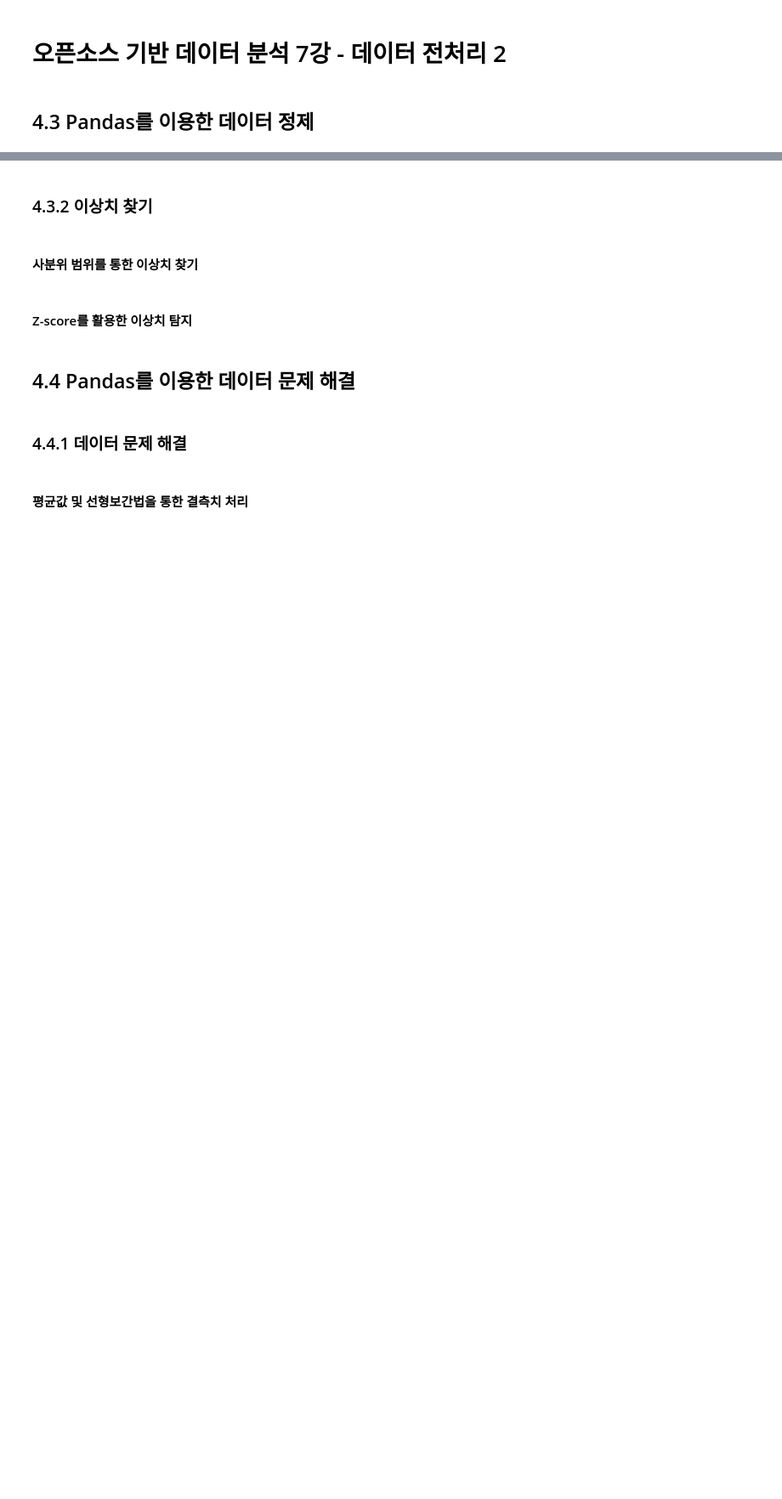
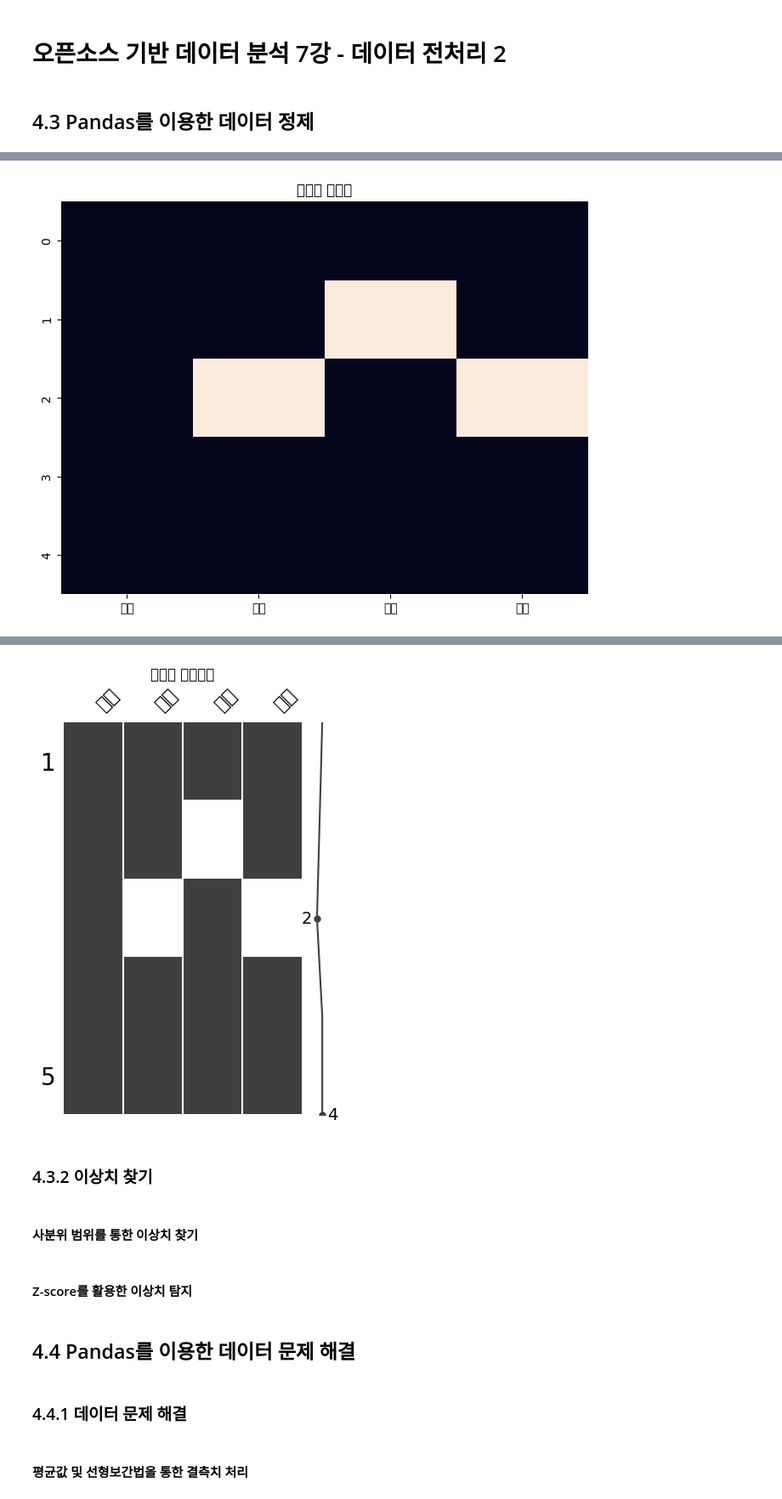
Before and after one commit to Taeichang/DataAnalysis, a Jupyter notebook: 오픈소스_데이터_분석_7강.ipynb, the cells around one changed output, grey strips where cells are left out. Shown: that part at 85% size. Cells and saved outputs as stored; diff of their text form; code cells hidden in the pictures; blank space fills up the shorter version.

```diff
--- a/오픈소스_데이터_분석_7강.ipynb
+++ b/오픈소스_데이터_분석_7강.ipynb
@@ -41,7 +102,9 @@ plt.rc('font', family='NanumBarunGothic')
 import numpy as np
 import pandas as pd
 
-### 시각화 라이브러리 임포트
+# 시각화 라이브러리 임포트
+import seaborn as sns
+import missingno as msno
 
 data = {'이름': ['김철수', '이영희', '박민수', '최지훈', '정소희'],
         '나이': [25, 30, np.nan, 22, 35],
@@ -49,13 +112,14 @@ data = {'이름': ['김철수', '이영희', '박민수', '최지훈', '정소
         '점수': [90, 85, np.nan, 80, 92]}
 df = pd.DataFrame(data)
 
-### 결측치 히트맵
-plt.figure(figsize=(8, 6))
+# 결측치 히트맵
+plt.figure(figsize = (8, 6))
 sns.heatmap(df.isnull(), cbar=False)
 plt.title("결측치 히트맵")
 plt.show()
 
-### 결측치 매트릭스
-msno.matrix(df)
+# 결측치 매트릭스
+msno.matrix(df, figsize = (4, 6))
 plt.title("결측치 매트릭스")
 plt.show()
+# %% [output]
@@ -61,0 +143 @@ plt.show()
+[figure, added]
@@ -62,3 +161,4 @@ plt.show()
+[figure, added]
 # %% [markdown]
 ### 4.3.2 이상치 찾기
 # %% [markdown]
```
Also changed, not shown: parts of 10 cells of this notebook.
